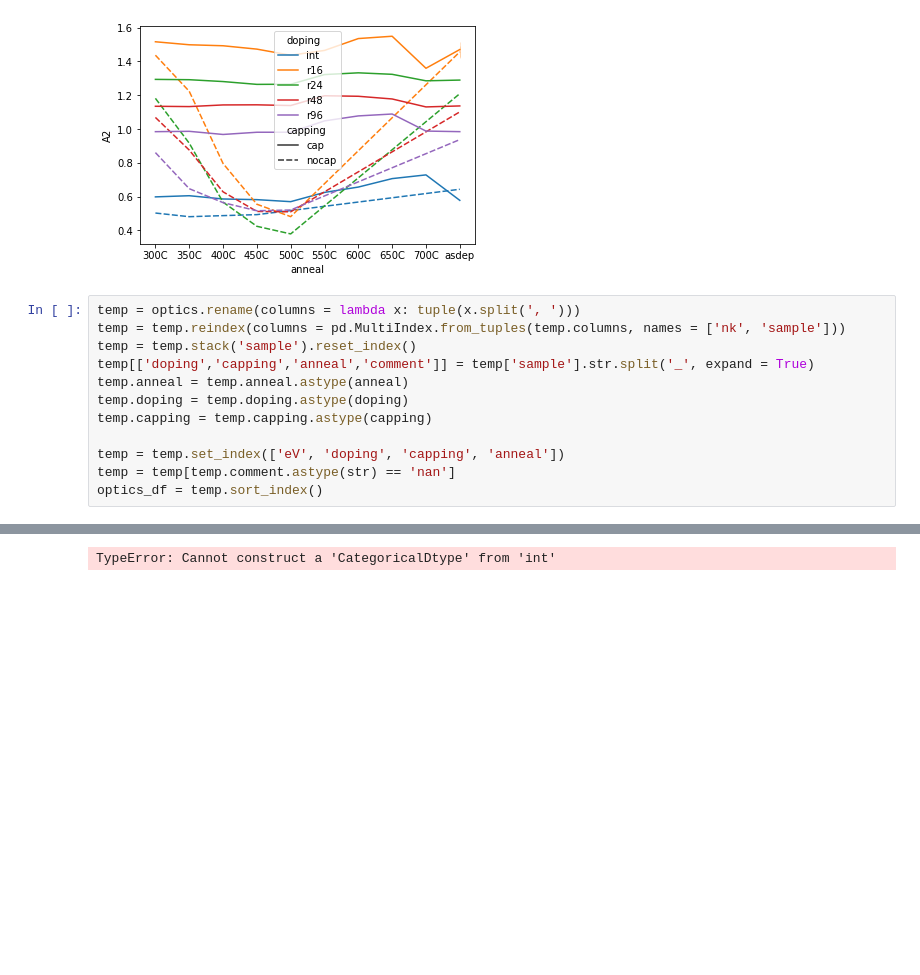
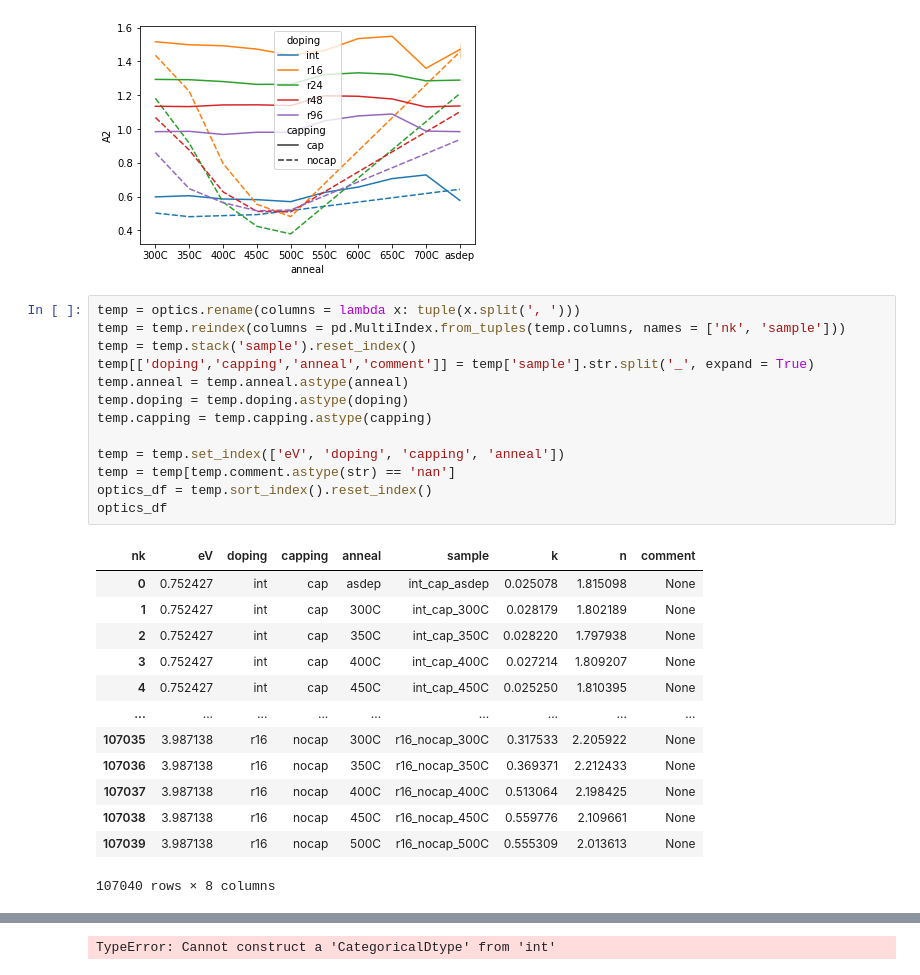
Before and after one commit to peltBartvan/msc-thesis, a Jupyter notebook: scripts/SE_batch_data.ipynb, the cells around one changed output, grey strips where cells are left out. Drawn from its saved outputs; the diff is of its cells as text; blank space fills up the shorter version.

```diff
--- a/scripts/SE_batch_data.ipynb
+++ b/scripts/SE_batch_data.ipynb
@@ -47,14 +47,29 @@ if __name__ == '__main__':
 # %%
 temp = optics.rename(columns = lambda x: tuple(x.split(', ')))
 temp = temp.reindex(columns = pd.MultiIndex.from_tuples(temp.columns, names = ['nk', 'sample']))
 temp = temp.stack('sample').reset_index()
 temp[['doping','capping','anneal','comment']] = temp['sample'].str.split('_', expand = True)
 temp.anneal = temp.anneal.astype(anneal)
 temp.doping = temp.doping.astype(doping)
 temp.capping = temp.capping.astype(capping)
 
 temp = temp.set_index(['eV', 'doping', 'capping', 'anneal'])
 temp = temp[temp.comment.astype(str) == 'nan']
-optics_df = temp.sort_index()
+optics_df = temp.sort_index().reset_index()
+optics_df
+# %% [output]
+| nk | eV | doping | capping | anneal | sample | k | n | comment |
+| 0 | 0.752427 | int | cap | asdep | int_cap_asdep | 0.025078 | 1.815098 | None |
+| 1 | 0.752427 | int | cap | 300C | int_cap_300C | 0.028179 | 1.802189 | None |
+| 2 | 0.752427 | int | cap | 350C | int_cap_350C | 0.028220 | 1.797938 | None |
+| 3 | 0.752427 | int | cap | 400C | int_cap_400C | 0.027214 | 1.809207 | None |
+| 4 | 0.752427 | int | cap | 450C | int_cap_450C | 0.025250 | 1.810395 | None |
+| ... | ... | ... | ... | ... | ... | ... | ... | ... |
+| 107035 | 3.987138 | r16 | nocap | 300C | r16_nocap_300C | 0.317533 | 2.205922 | None |
+| 107036 | 3.987138 | r16 | nocap | 350C | r16_nocap_350C | 0.369371 | 2.212433 | None |
+| 107037 | 3.987138 | r16 | nocap | 400C | r16_nocap_400C | 0.513064 | 2.198425 | None |
+| 107038 | 3.987138 | r16 | nocap | 450C | r16_nocap_450C | 0.559776 | 2.109661 | None |
+| 107039 | 3.987138 | r16 | nocap | 500C | r16_nocap_500C | 0.555309 | 2.013613 | None |
+107040 rows × 8 columns
 # %%
 if __name__ == '__main__':
```
Also changed, not shown: parts of 1 cell of this notebook, 6 other files.
